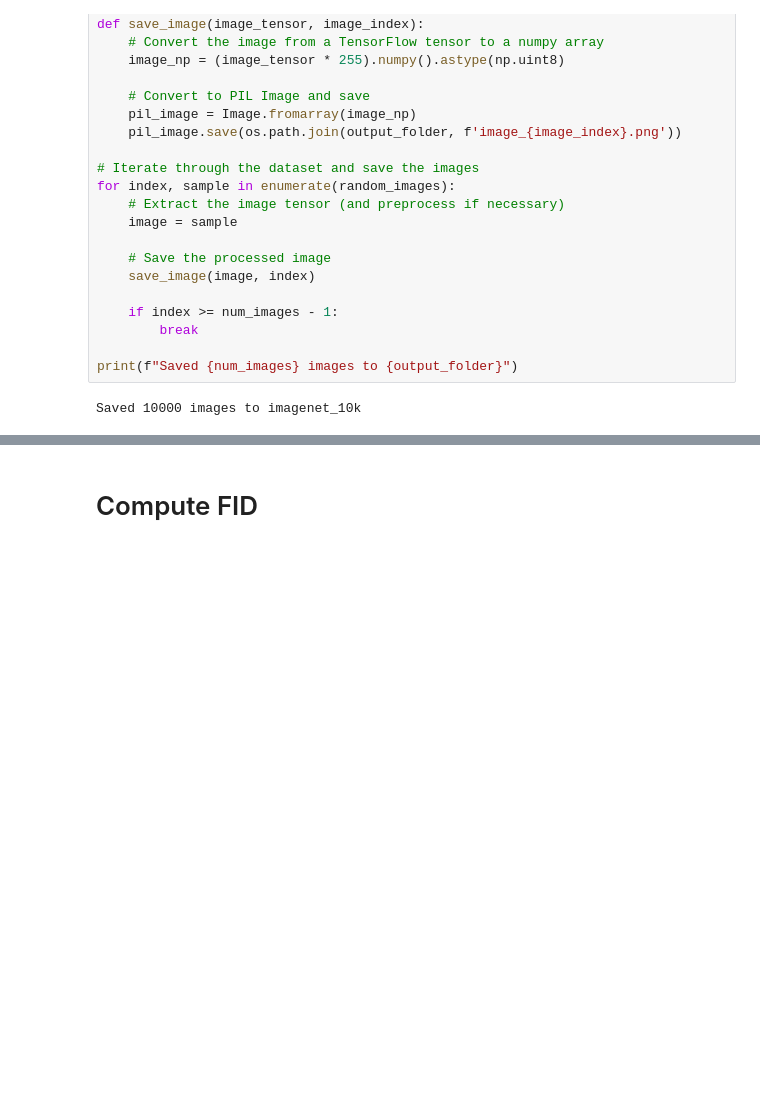
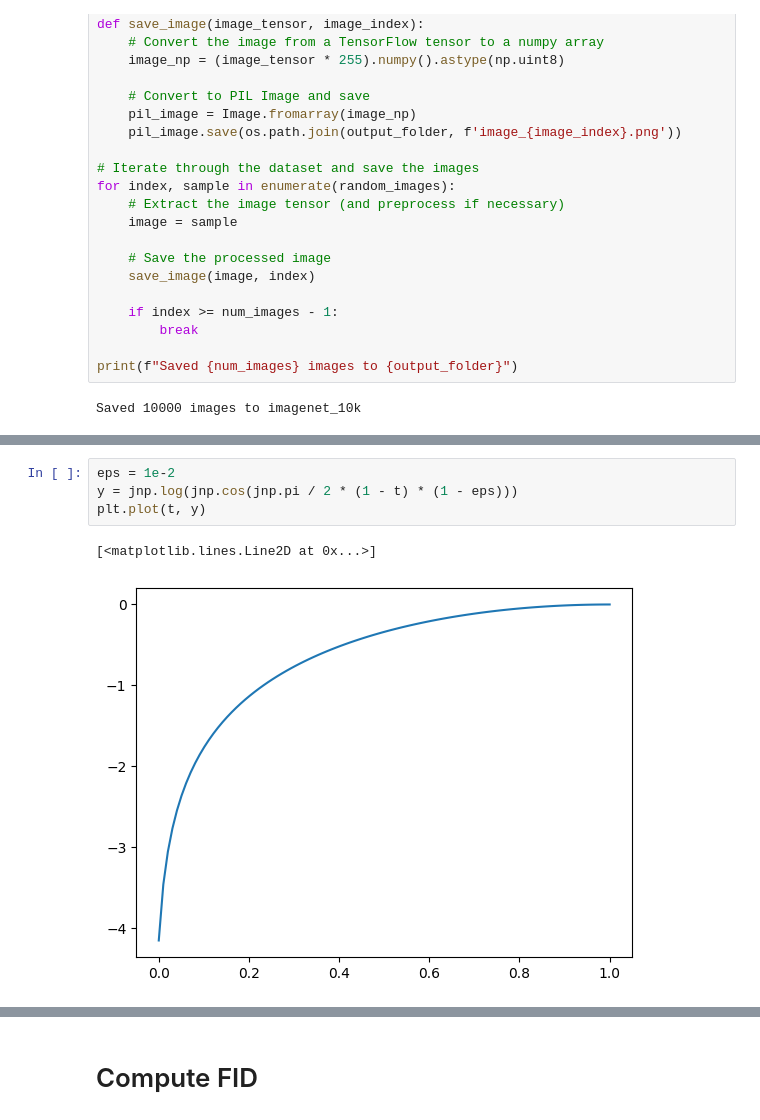
Before and after one commit to matthew9671/maskgit-jax, a Jupyter notebook: preprocess_imagenet.ipynb, the cells around one changed output, grey strips where cells are left out. Cells and saved outputs as stored; diff of their text form; blank space fills up the shorter version.

```diff
--- a/preprocess_imagenet.ipynb
+++ b/preprocess_imagenet.ipynb
@@ -123,0 +198,7 @@ Saved 10000 images to imagenet_10k
+# %%
+eps = 1e-2
+y = jnp.log(jnp.cos(jnp.pi / 2 * (1 - t) * (1 - eps)))
+plt.plot(t, y)
+# %% [output]
+[<matplotlib.lines.Line2D at 0x...>]
+[figure, added]
```
Also changed, not shown: parts of 16 cells of this notebook, 8 other files.
